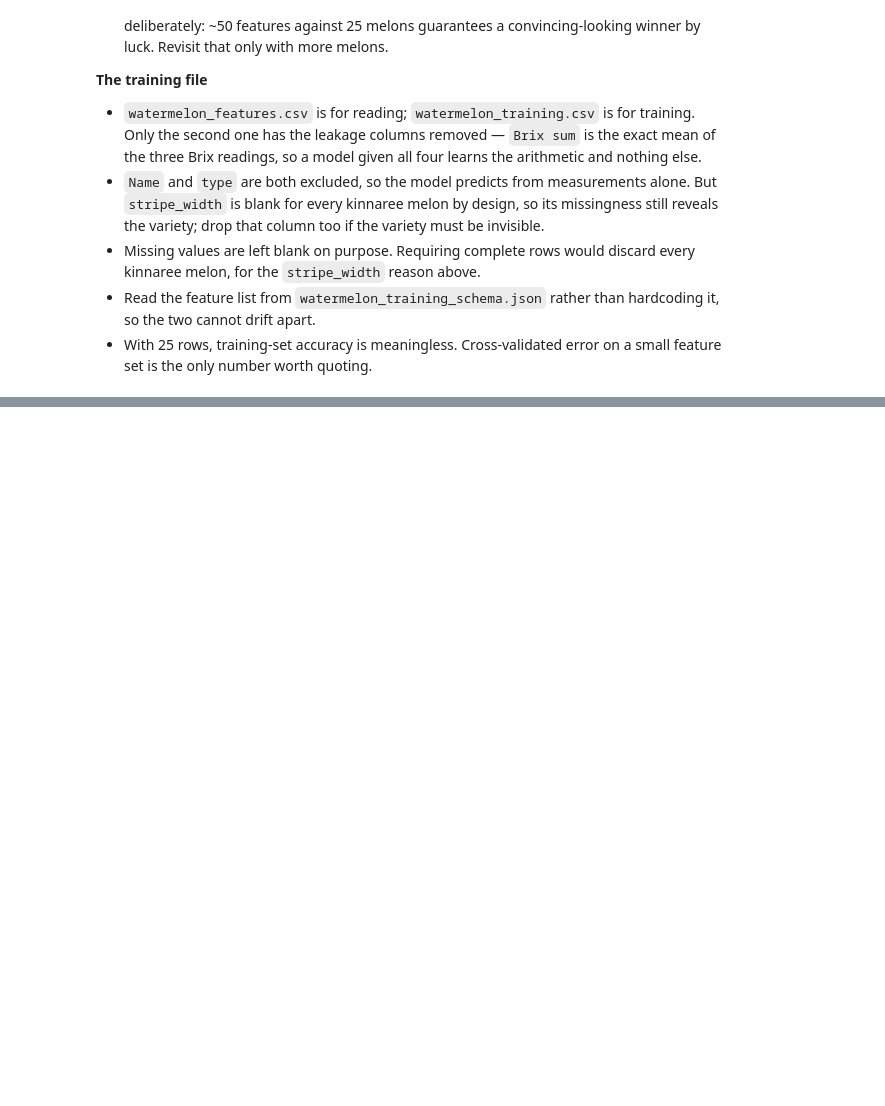
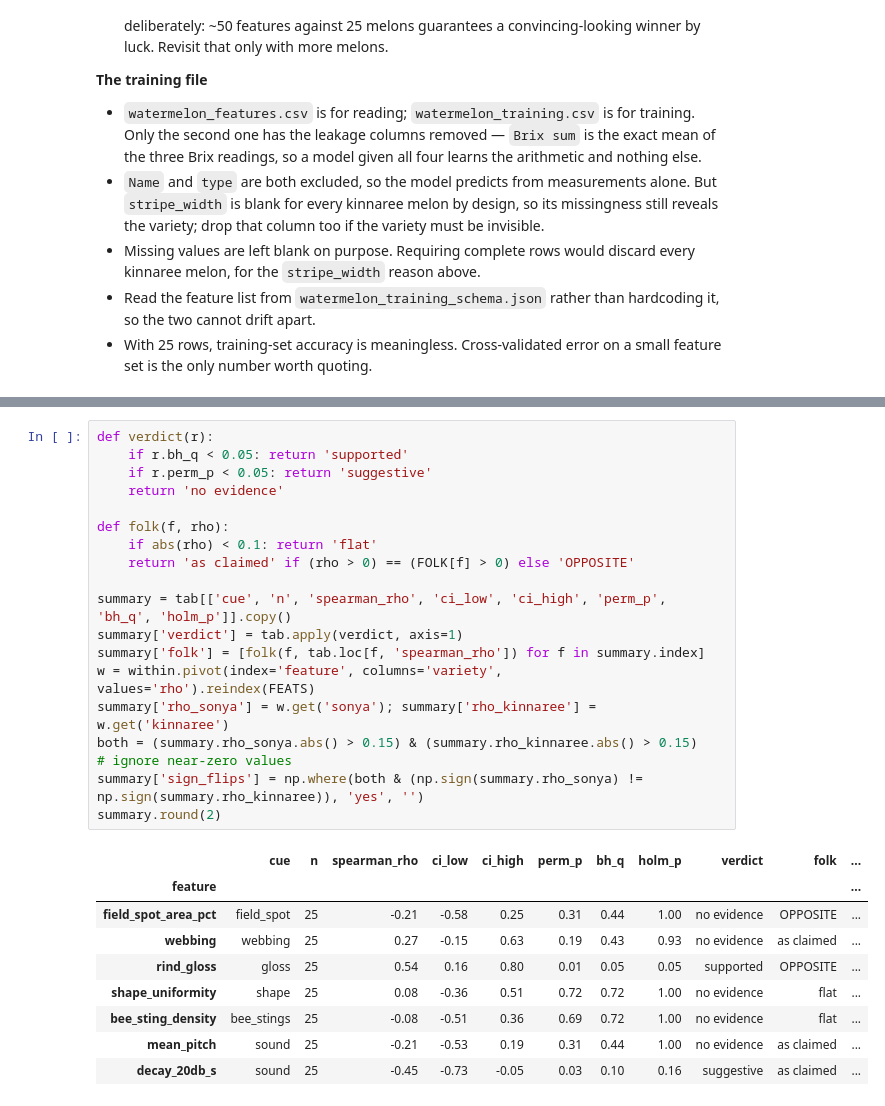
Before and after one commit to Some10n3/Watermelon, a Jupyter notebook: watermelon_features.ipynb, the cells around one changed output, grey strips where cells are left out. Drawn from its saved outputs; the diff is of its cells as text; blank space fills up the shorter version.

```diff
--- a/watermelon_features.ipynb
+++ b/watermelon_features.ipynb
@@ -1812,0 +2015,28 @@ wrote cues.json  (10 complete columns available)
+# %%
+def verdict(r):
+    if r.bh_q < 0.05: return 'supported'
+    if r.perm_p < 0.05: return 'suggestive'
+    return 'no evidence'
+
+def folk(f, rho):
+    if abs(rho) < 0.1: return 'flat'
+    return 'as claimed' if (rho > 0) == (FOLK[f] > 0) else 'OPPOSITE'
+
+summary = tab[['cue', 'n', 'spearman_rho', 'ci_low', 'ci_high', 'perm_p', 'bh_q', 'holm_p']].copy()
+summary['verdict'] = tab.apply(verdict, axis=1)
+summary['folk'] = [folk(f, tab.loc[f, 'spearman_rho']) for f in summary.index]
+w = within.pivot(index='feature', columns='variety', values='rho').reindex(FEATS)
+summary['rho_sonya'] = w.get('sonya'); summary['rho_kinnaree'] = w.get('kinnaree')
+both = (summary.rho_sonya.abs() > 0.15) & (summary.rho_kinnaree.abs() > 0.15)   # ignore near-zero values
+summary['sign_flips'] = np.where(both & (np.sign(summary.rho_sonya) != np.sign(summary.rho_kinnaree)), 'yes', '')
+summary.round(2)
+# %% [output]
+|  | cue | n | spearman_rho | ci_low | ci_high | perm_p | bh_q | holm_p | verdict | folk | ... |
+| feature |  |  |  |  |  |  |  |  |  |  | ... |
+| field_spot_area_pct | field_spot | 25 | -0.21 | -0.58 | 0.25 | 0.31 | 0.44 | 1.00 | no evidence | OPPOSITE | ... |
+| webbing | webbing | 25 | 0.27 | -0.15 | 0.63 | 0.19 | 0.43 | 0.93 | no evidence | as claimed | ... |
+| rind_gloss | gloss | 25 | 0.54 | 0.16 | 0.80 | 0.01 | 0.05 | 0.05 | supported | OPPOSITE | ... |
+| shape_uniformity | shape | 25 | 0.08 | -0.36 | 0.51 | 0.72 | 0.72 | 1.00 | no evidence | flat | ... |
+| bee_sting_density | bee_stings | 25 | -0.08 | -0.51 | 0.36 | 0.69 | 0.72 | 1.00 | no evidence | flat | ... |
+| mean_pitch | sound | 25 | -0.21 | -0.53 | 0.19 | 0.31 | 0.44 | 1.00 | no evidence | as claimed | ... |
+| decay_20db_s | sound | 25 | -0.45 | -0.73 | -0.05 | 0.03 | 0.10 | 0.16 | suggestive | as claimed | ... |
```
Also changed, not shown: parts of 19 cells of this notebook.
